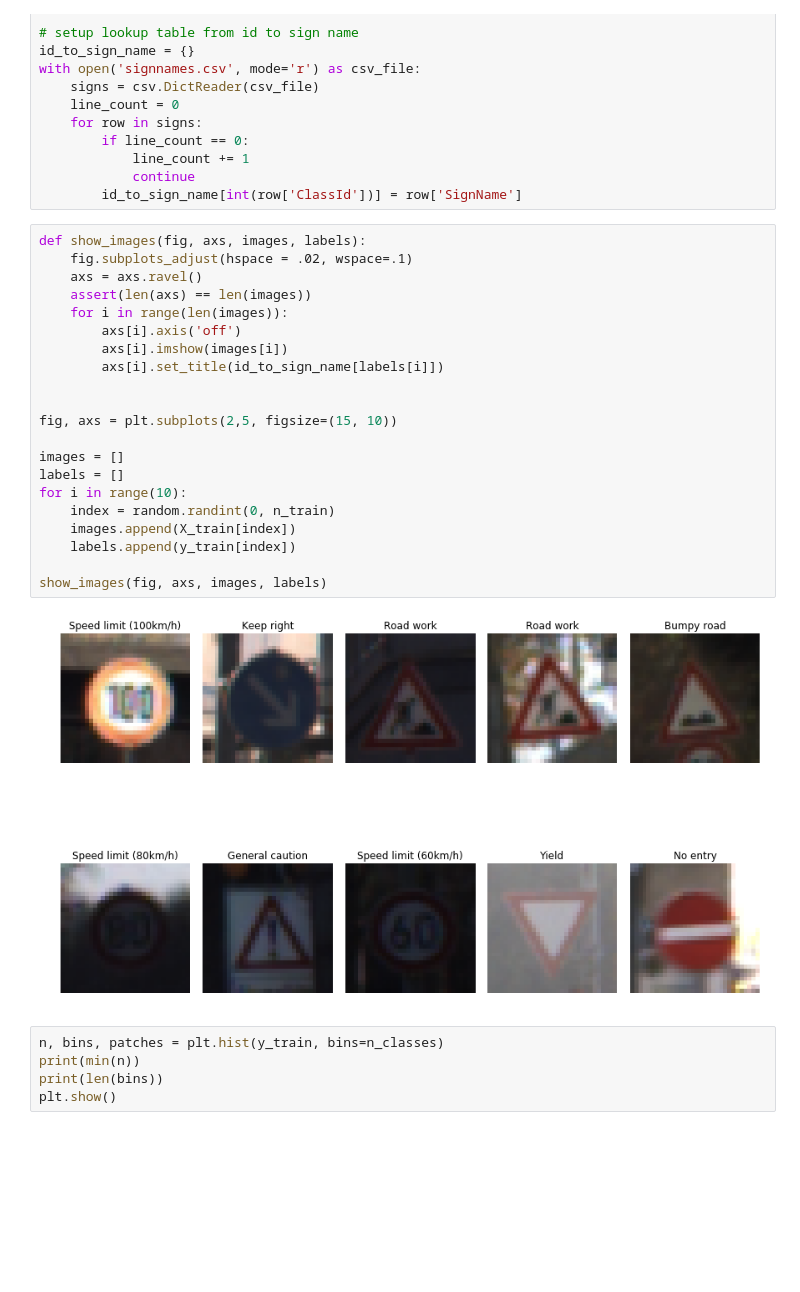
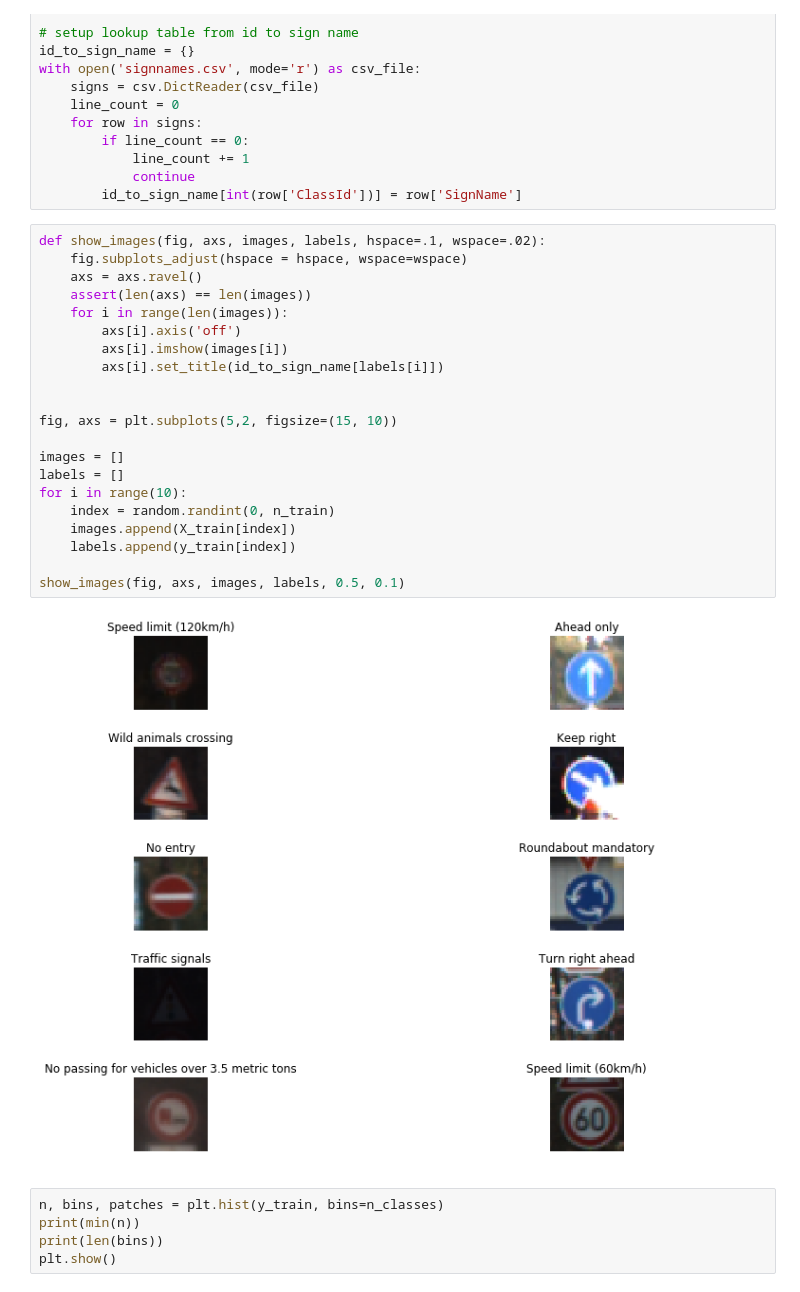
Before and after one commit to hanumant07/traffic_sign_detection, a Jupyter notebook: Traffic_Sign_Classifier.ipynb, the cells around one changed output. Drawn from its saved outputs; the diff is of its cells as text; blank space fills up the shorter version.

```diff
--- a/Traffic_Sign_Classifier.ipynb
+++ b/Traffic_Sign_Classifier.ipynb
@@ -113,28 +113,28 @@ with open('signnames.csv', mode='r') as csv_file:
             continue
         id_to_sign_name[int(row['ClassId'])] = row['SignName']
 # %%
-def show_images(fig, axs, images, labels):
-    fig.subplots_adjust(hspace = .02, wspace=.1)
+def show_images(fig, axs, images, labels, hspace=.1, wspace=.02):
+    fig.subplots_adjust(hspace = hspace, wspace=wspace)
     axs = axs.ravel()
     assert(len(axs) == len(images))
     for i in range(len(images)):
         axs[i].axis('off')
         axs[i].imshow(images[i])
         axs[i].set_title(id_to_sign_name[labels[i]])
 
 
-fig, axs = plt.subplots(2,5, figsize=(15, 10))
+fig, axs = plt.subplots(5,2, figsize=(15, 10))
 
 images = []
 labels = []
 for i in range(10):
     index = random.randint(0, n_train)
     images.append(X_train[index])
     labels.append(y_train[index])
 
-show_images(fig, axs, images, labels)
+show_images(fig, axs, images, labels, 0.5, 0.1)
 # %% [output]
-[figure, old version]
+[figure, new version]
 # %%
 n, bins, patches = plt.hist(y_train, bins=n_classes)
 print(min(n))
```
Also changed, not shown: parts of 6 cells of this notebook.
